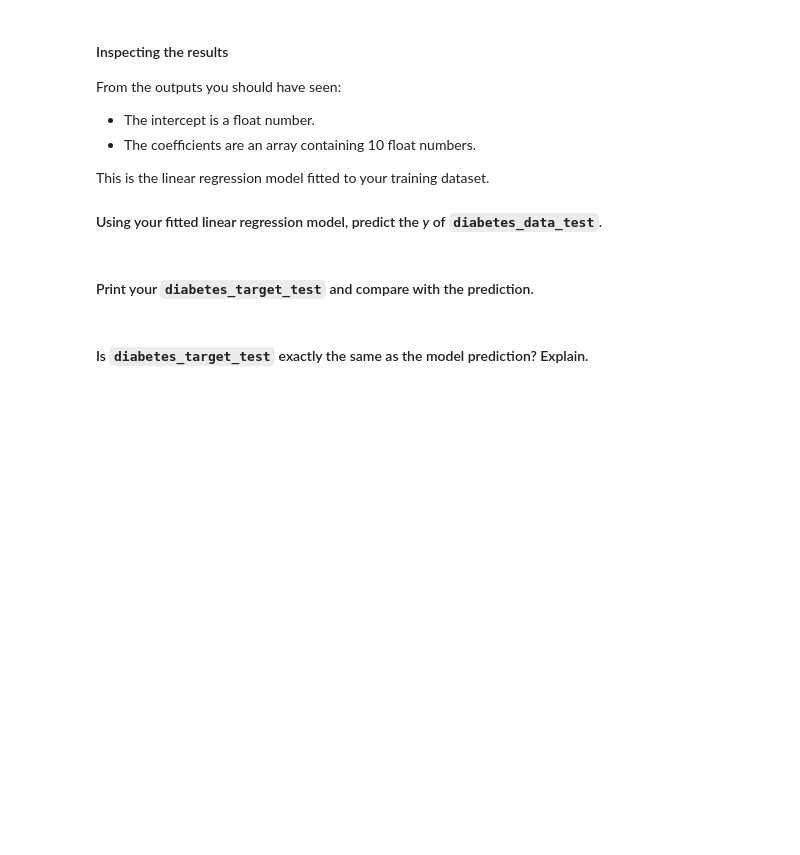
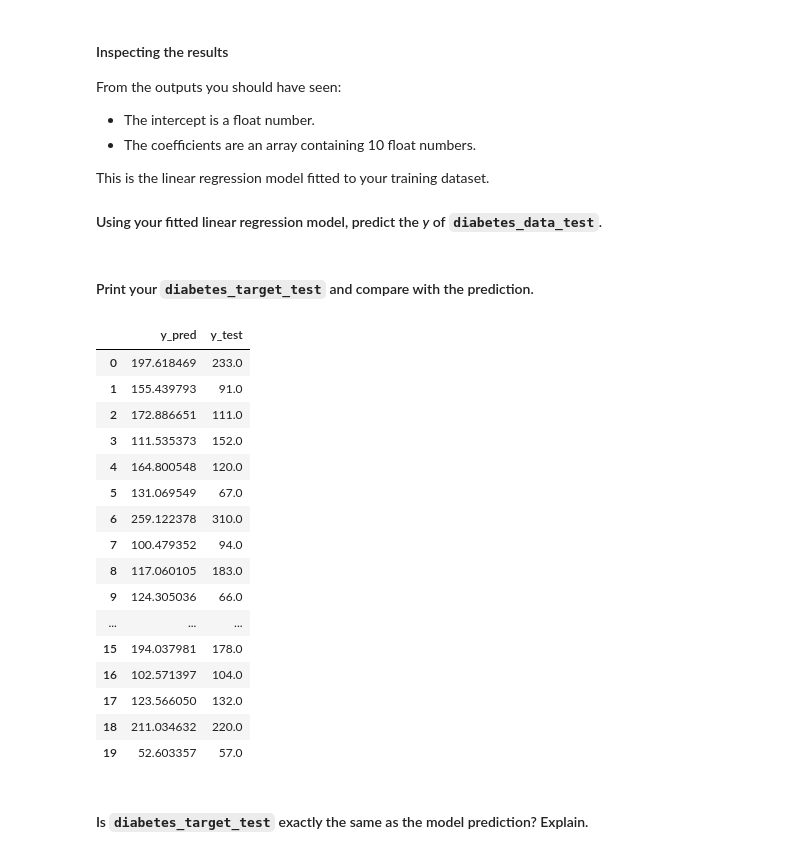
Before and after one commit to BehroozGharleghi/data-pt-ber-08-20, a Jupyter notebook: Labs/module-3_labs/02_supervised-learning/02_lab-supervised-learning-sklearn/your-code/main-Behrooz.Sup.Learn.ipynb, the cells around one changed output. Cells and saved outputs as stored; diff of their text form; code cells hidden in the pictures; blank space fills up the shorter version.

```diff
--- a/Labs/module-3_labs/02_supervised-learning/02_lab-supervised-learning-sklearn/your-code/main-Behrooz.Sup.Learn.ipynb
+++ b/Labs/module-3_labs/02_supervised-learning/02_lab-supervised-learning-sklearn/your-code/main-Behrooz.Sup.Learn.ipynb
@@ -149,9 +149,9 @@ X_train, X_test, y_train, y_test = train_test_split(diabetes['data'], diabetes['
 # %%
 # Use the last 20 records for the test data and the rest for the training data:
 
-diabetes_data_train = diabetes['data'][:-20]
-diabetes_target_train = diabetes['target'][:-20]
-diabetes_data_test = diabetes['data'][-20:]
-diabetes_target_test = diabetes['target'][-20:]
+X_train = diabetes['data'][:-20]
+y_train = diabetes['target'][:-20]
+X_test = diabetes['data'][-20:]
+y_test = diabetes['target'][-20:]
 # %% [markdown]
 Fit the training data and target to `diabetes_model`. Print the *intercept* and *coefficients* of the model.
@@ -159,0 +158,8 @@ Fit the training data and target to `diabetes_model`. Print the *intercept* and
+# %%
+# Your code here:
+diabetes_model.fit(X_train, y_train)
+
+print(diabetes_model.intercept_)
+print(diabetes_model.coef_)
+
+#from sklearn
@@ -170,5 +181,6 @@ This is the linear regression model fitted to your training dataset.
 #### Using your fitted linear regression model, predict the *y* of `diabetes_data_test`.
 # %%
 # Your code here:
+y_pred = diabetes_model.predict(X_test)
 # %% [markdown]
 #### Print your `diabetes_target_test` and compare with the prediction.
@@ -177,3 +187,25 @@ This is the linear regression model fitted to your training dataset.
+# %%
+# Your code here:
+df=pd.DataFrame(zip(y_pred, y_test), columns=['y_pred', 'y_test'])
+df
+# %% [output]
+|  | y_pred | y_test |
+| 0 | 197.618469 | 233.0 |
+| 1 | 155.439793 | 91.0 |
+| 2 | 172.886651 | 111.0 |
+| 3 | 111.535373 | 152.0 |
+| 4 | 164.800548 | 120.0 |
+| 5 | 131.069549 | 67.0 |
+| 6 | 259.122378 | 310.0 |
+| 7 | 100.479352 | 94.0 |
+| 8 | 117.060105 | 183.0 |
+| 9 | 124.305036 | 66.0 |
+| ... | ... | ... |
+| 15 | 194.037981 | 178.0 |
+| 16 | 102.571397 | 104.0 |
+| 17 | 123.566050 | 132.0 |
+| 18 | 211.034632 | 220.0 |
+| 19 | 52.603357 | 57.0 |
 # %% [markdown]
 #### Is `diabetes_target_test` exactly the same as the model prediction? Explain.
 # %%
```
Also changed, not shown: parts of 48 cells of this notebook, 2 other files.
